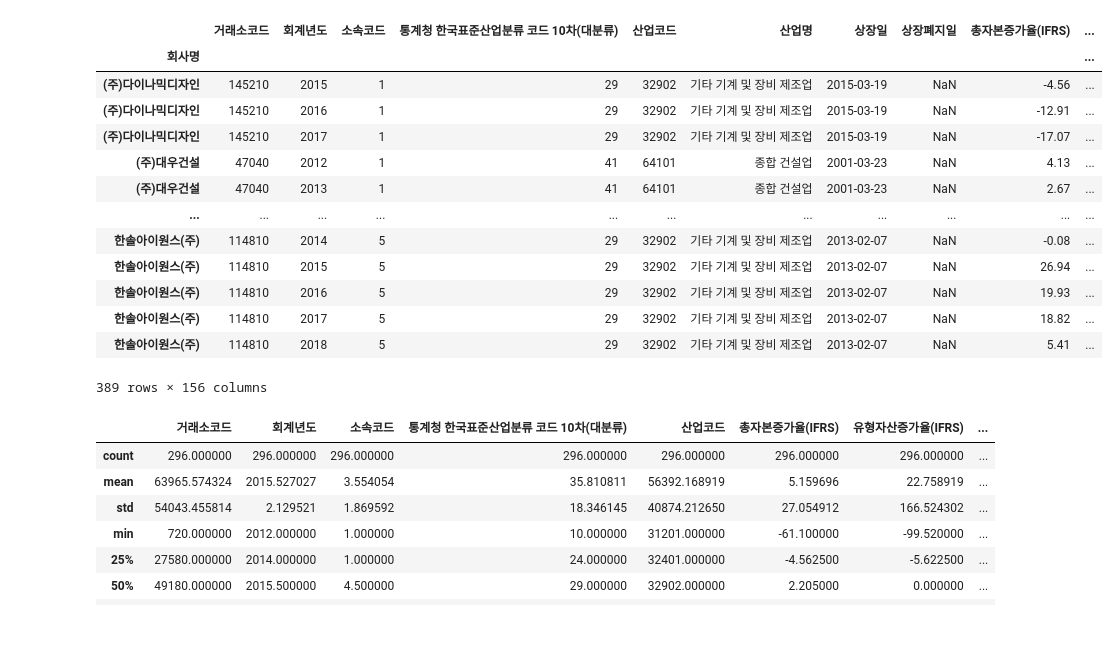
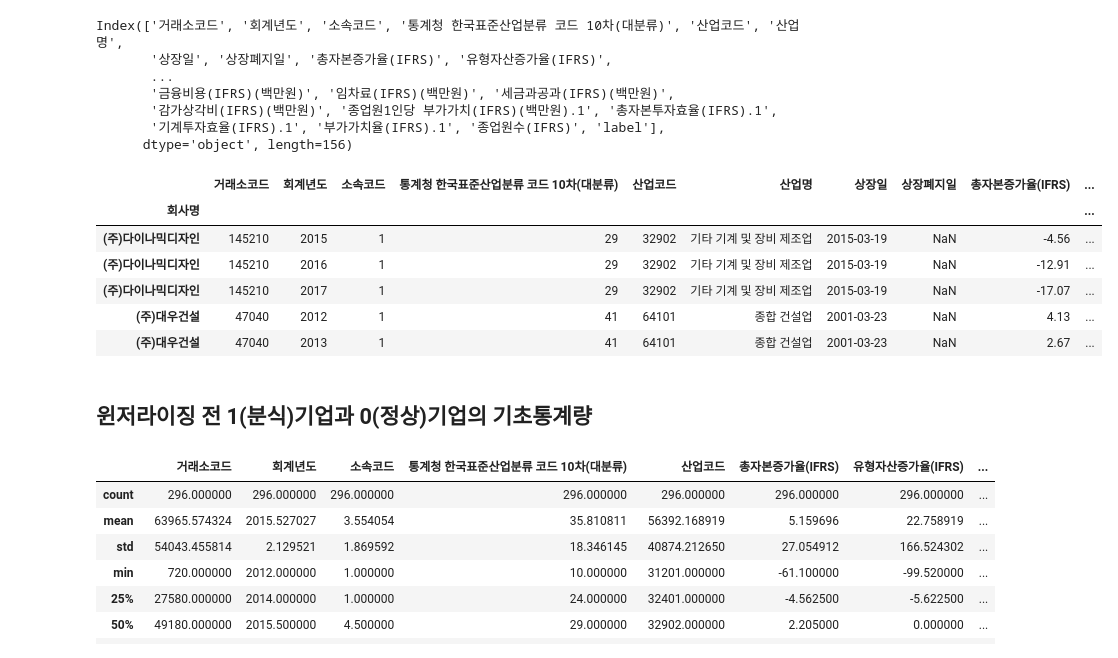
Before and after one commit to po5412409/Accounting-Fraud, a Jupyter notebook: 03.데이터EDA/재무비율_EDA .ipynb, the cells around one changed output. Saved outputs shown, nothing was run; the diff lists cells and outputs as text; code cells hidden in the pictures; blank space fills up the shorter version.

```diff
--- a/03.데이터EDA/재무비율_EDA .ipynb
+++ b/03.데이터EDA/재무비율_EDA .ipynb
@@ -2,27 +2,32 @@
 import pandas as pd
 import seaborn as sns
 import matplotlib.pyplot as plt
+# %%
+df.columns
+# %% [output]
+Index(['거래소코드', '회계년도', '소속코드', '통계청 한국표준산업분류 코드 10차(대분류)', '산업코드', '산업명',
+       '상장일', '상장폐지일', '총자본증가율(IFRS)', '유형자산증가율(IFRS)',
+       ...
+       '금융비용(IFRS)(백만원)', '임차료(IFRS)(백만원)', '세금과공과(IFRS)(백만원)',
+       '감가상각비(IFRS)(백만원)', '종업원1인당 부가가치(IFRS)(백만원).1', '총자본투자효율(IFRS).1',
+       '기계투자효율(IFRS).1', '부가가치율(IFRS).1', '종업원수(IFRS)', 'label'],
+      dtype='object', length=156)
 # %%
 df = pd.read_csv("../data/processed_data/재무비율_처리완.csv", index_col=0)
-df
+df.head()
 # %% [output]
 |  | 거래소코드 | 회계년도 | 소속코드 | 통계청 한국표준산업분류 코드 10차(대분류) | 산업코드 | 산업명 | 상장일 | 상장폐지일 | 총자본증가율(IFRS) | ... |
 | 회사명 |  |  |  |  |  |  |  |  |  | ... |
 | (주)다이나믹디자인 | 145210 | 2015 | 1 | 29 | 32902 | 기타 기계 및 장비 제조업 | 2015-03-19 | NaN | -4.56 | ... |
 | (주)다이나믹디자인 | 145210 | 2016 | 1 | 29 | 32902 | 기타 기계 및 장비 제조업 | 2015-03-19 | NaN | -12.91 | ... |
 | (주)다이나믹디자인 | 145210 | 2017 | 1 | 29 | 32902 | 기타 기계 및 장비 제조업 | 2015-03-19 | NaN | -17.07 | ... |
 | (주)대우건설 | 47040 | 2012 | 1 | 41 | 64101 | 종합 건설업 | 2001-03-23 | NaN | 4.13 | ... |
 | (주)대우건설 | 47040 | 2013 | 1 | 41 | 64101 | 종합 건설업 | 2001-03-23 | NaN | 2.67 | ... |
-| ... | ... | ... | ... | ... | ... | ... | ... | ... | ... | ... |
-| 한솔아이원스(주) | 114810 | 2014 | 5 | 29 | 32902 | 기타 기계 및 장비 제조업 | 2013-02-07 | NaN | -0.08 | ... |
-| 한솔아이원스(주) | 114810 | 2015 | 5 | 29 | 32902 | 기타 기계 및 장비 제조업 | 2013-02-07 | NaN | 26.94 | ... |
-| 한솔아이원스(주) | 114810 | 2016 | 5 | 29 | 32902 | 기타 기계 및 장비 제조업 | 2013-02-07 | NaN | 19.93 | ... |
-| 한솔아이원스(주) | 114810 | 2017 | 5 | 29 | 32902 | 기타 기계 및 장비 제조업 | 2013-02-07 | NaN | 18.82 | ... |
-| 한솔아이원스(주) | 114810 | 2018 | 5 | 29 | 32902 | 기타 기계 및 장비 제조업 | 2013-02-07 | NaN | 5.41 | ... |
-389 rows × 156 columns
 # %%
 pd.set_option('display.max_rows', None)  # 모든 행 출력
 pd.set_option('display.max_columns', None)
+# %% [markdown]
+## 윈저라이징 전 1(분식)기업과 0(정상)기업의 기초통계량
 # %%
 df[df['label']==1].describe()
 # %% [output]
```
Also changed, not shown: parts of 5 cells of this notebook, 1 other file.
